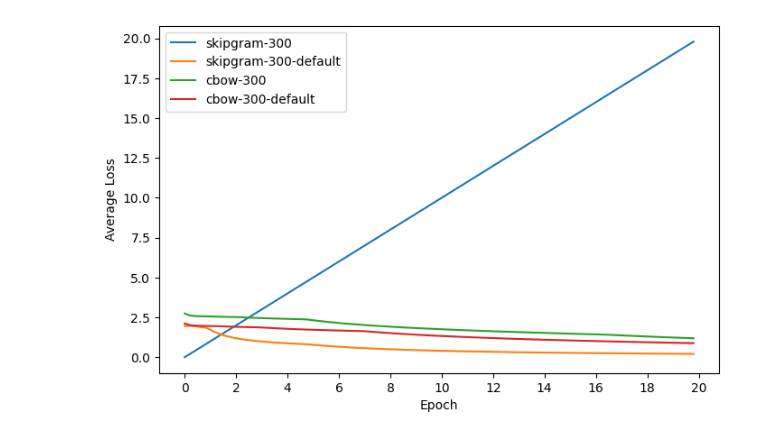
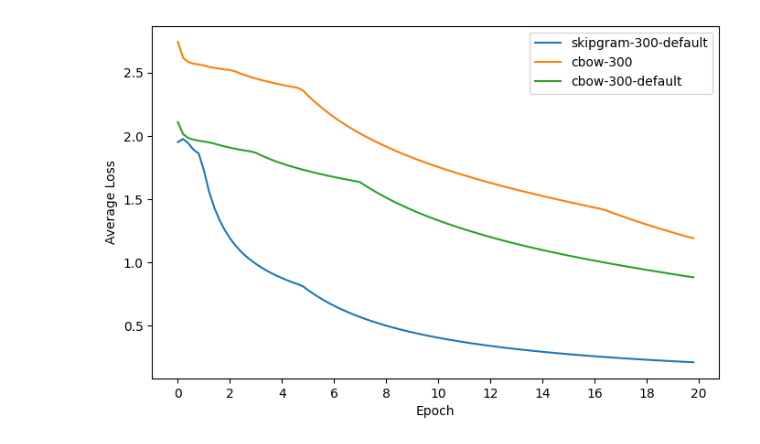
Before and after one commit to ZeyadMahmoud791/Query-Based-Recommendation-System, a Jupyter notebook: Model/plot.ipynb, the cells around one changed output. Cells and saved outputs as stored; diff of their text form; code cells hidden in the pictures.

```diff
--- a/Model/plot.ipynb
+++ b/Model/plot.ipynb
@@ -20,20 +18,20 @@ def parse_train_loss(path: str):
 
         return losses
 # %%
-models = ["skipgram-300", "skipgram-300-default", "cbow-300", "cbow-300-default"]
+models = ["skipgram-300-default", "cbow-300", "cbow-300-default"]
 epochs = 20
 
 plt.figure(figsize=(8, 5))
 
 for model in models:
     x = np.arange(0, epochs, epochs / 100)
     y = parse_train_loss(f"./models/{model}/out.txt")
     plt.plot(x, y, label=model)
 
 plt.xlabel("Epoch")
 plt.ylabel("Average Loss")
 plt.legend(models)
 plt.xticks(range(0, epochs + 1, 2))
 plt.show()
 # %% [output]
-[figure, old version]
+[figure, new version]
```
Also changed, not shown: parts of 1 cell of this notebook.
